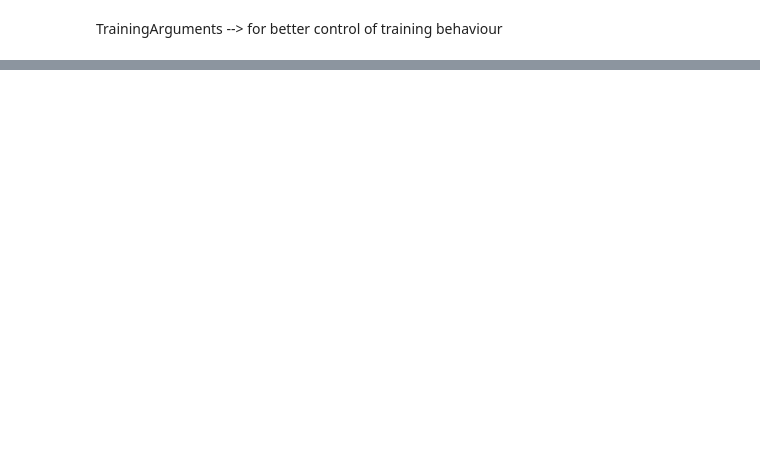
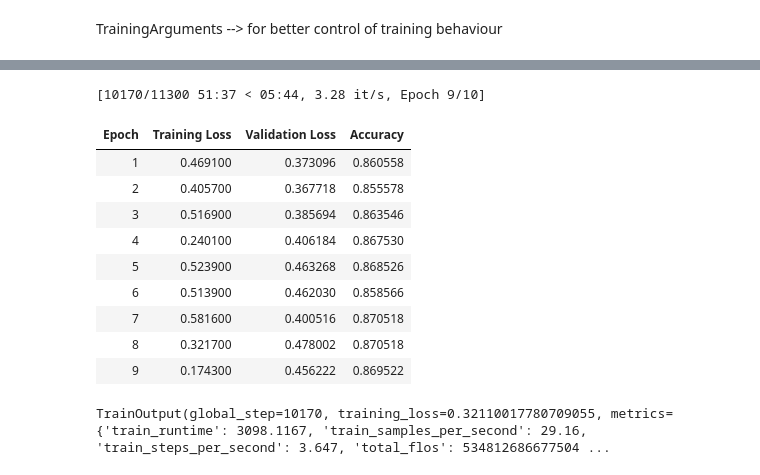
Before and after one commit to EmiliaFidler/Intro_to_Comp_Ling_WS24, a Jupyter notebook: final_project_comp_ling.ipynb, the cells around one changed output, grey strips where cells are left out. Cells and saved outputs as stored; diff of their text form; code cells hidden in the pictures; blank space fills up the shorter version.

```diff
--- a/final_project_comp_ling.ipynb
+++ b/final_project_comp_ling.ipynb
@@ -267,3 +288,18 @@ trainer_pl = Trainer(
 )
 
 trainer_pl.add_callback(EarlyStoppingCallback(early_stopping_patience=2))
+# %%
+trainer_pl.train()
+# %% [output]
+[10170/11300 51:37 < 05:44, 3.28 it/s, Epoch 9/10]
+| Epoch | Training Loss | Validation Loss | Accuracy |
+| 1 | 0.469100 | 0.373096 | 0.860558 |
+| 2 | 0.405700 | 0.367718 | 0.855578 |
+| 3 | 0.516900 | 0.385694 | 0.863546 |
+| 4 | 0.240100 | 0.406184 | 0.867530 |
+| 5 | 0.523900 | 0.463268 | 0.868526 |
+| 6 | 0.513900 | 0.462030 | 0.858566 |
+| 7 | 0.581600 | 0.400516 | 0.870518 |
+| 8 | 0.321700 | 0.478002 | 0.870518 |
+| 9 | 0.174300 | 0.456222 | 0.869522 |
+TrainOutput(global_step=10170, training_loss=0.32110017780709055, metrics={'train_runtime': 3098.1167, 'train_samples_per_second': 29.16, 'train_steps_per_second': 3.647, 'total_flos': 534812686677504 ...
```
Also changed, not shown: parts of 6 cells of this notebook.
